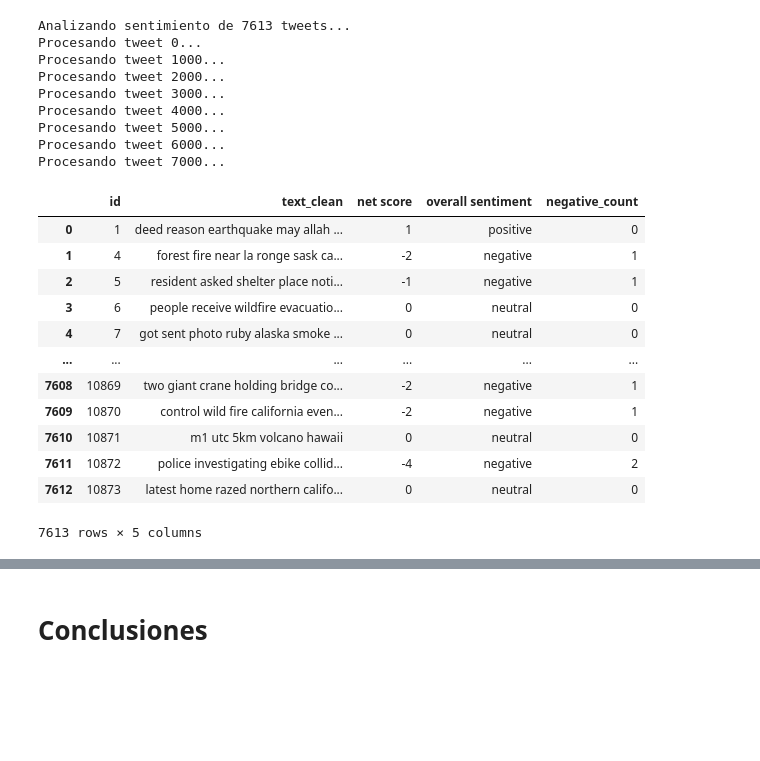
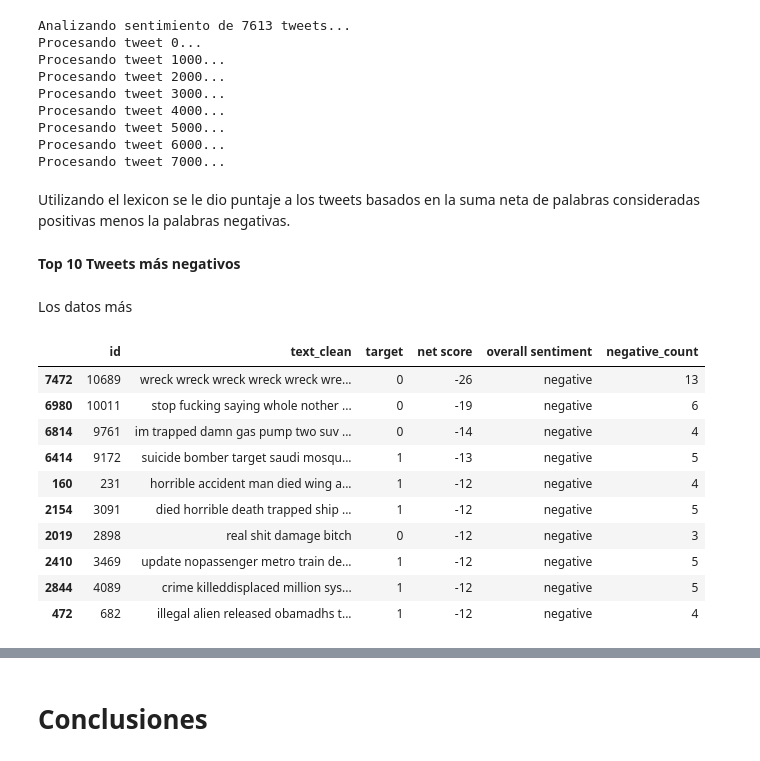
Before and after one commit to DanielRasho/DS-lab6, a Jupyter notebook: report.ipynb, the cells around one changed output, grey strips where cells are left out. Cells and saved outputs as stored; diff of their text form; code cells hidden in the pictures; blank space fills up the shorter version.

```diff
--- a/report.ipynb
+++ b/report.ipynb
@@ -510,6 +731,14 @@ afinn_lexicon = download_afinn_lexicon()
 # %%
 def classify_word_sentiment(word):
     word_lower = word.lower().strip()
+
+    if word_lower in afinn_lexicon:
+        score = afinn_lexicon[word_lower]
+        if score > 0:
+            return 'positive', score, 'afinn'
+        elif score < 0:
+            return 'negative', abs(score), 'afinn'
+
     return 'neutral', 0, 'none'
 # %%
 def analyze_tweet_words(word_list):
@@ -598,19 +827,25 @@ Procesando tweet 4000...
 Procesando tweet 5000...
 Procesando tweet 6000...
 Procesando tweet 7000...
+# %% [markdown]
+Utilizando el lexicon se le dio puntaje a los tweets basados en la suma neta de palabras consideradas positivas menos la palabras negativas.
 # %%
-df_analyzed[['id', 'text_clean' , 'net score', 'overall sentiment', 'negative_count']]
+final = df_analyzed[['id', 'text_clean' , 'target' ,'net score', 'overall sentiment', 'negative_count']]
-# %% [output]
-|  | id | text_clean | net score | overall sentiment | negative_count |
-| 0 | 1 | deed reason earthquake may allah ... | 1 | positive | 0 |
-| 1 | 4 | forest fire near la ronge sask ca... | -2 | negative | 1 |
-| 2 | 5 | resident asked shelter place noti... | -1 | negative | 1 |
-| 3 | 6 | people receive wildfire evacuatio... | 0 | neutral | 0 |
-| 4 | 7 | got sent photo ruby alaska smoke ... | 0 | neutral | 0 |
-| ... | ... | ... | ... | ... | ... |
-| 7608 | 10869 | two giant crane holding bridge co... | -2 | negative | 1 |
-| 7609 | 10870 | control wild fire california even... | -2 | negative | 1 |
-| 7610 | 10871 | m1 utc 5km volcano hawaii | 0 | neutral | 0 |
-| 7611 | 10872 | police investigating ebike collid... | -4 | negative | 2 |
-| 7612 | 10873 | latest home razed northern califo... | 0 | neutral | 0 |
-7613 rows × 5 columns
+# %% [markdown]
+**Top 10 Tweets más negativos**
+# %% [markdown]
+Los datos más
+# %%
+final.sort_values(by="net score", ascending=True).head(10)
+# %% [output]
+|  | id | text_clean | target | net score | overall sentiment | negative_count |
+| 7472 | 10689 | wreck wreck wreck wreck wreck wre... | 0 | -26 | negative | 13 |
+| 6980 | 10011 | stop fucking saying whole nother ... | 0 | -19 | negative | 6 |
+| 6814 | 9761 | im trapped damn gas pump two suv ... | 0 | -14 | negative | 4 |
+| 6414 | 9172 | suicide bomber target saudi mosqu... | 1 | -13 | negative | 5 |
+| 160 | 231 | horrible accident man died wing a... | 1 | -12 | negative | 4 |
+| 2154 | 3091 | died horrible death trapped ship ... | 1 | -12 | negative | 5 |
+| 2019 | 2898 | real shit damage bitch | 0 | -12 | negative | 3 |
+| 2410 | 3469 | update nopassenger metro train de... | 1 | -12 | negative | 5 |
+| 2844 | 4089 | crime killeddisplaced million sys... | 1 | -12 | negative | 5 |
+| 472 | 682 | illegal alien released obamadhs t... | 1 | -12 | negative | 4 |
```
Also changed, not shown: parts of 42 cells of this notebook.
